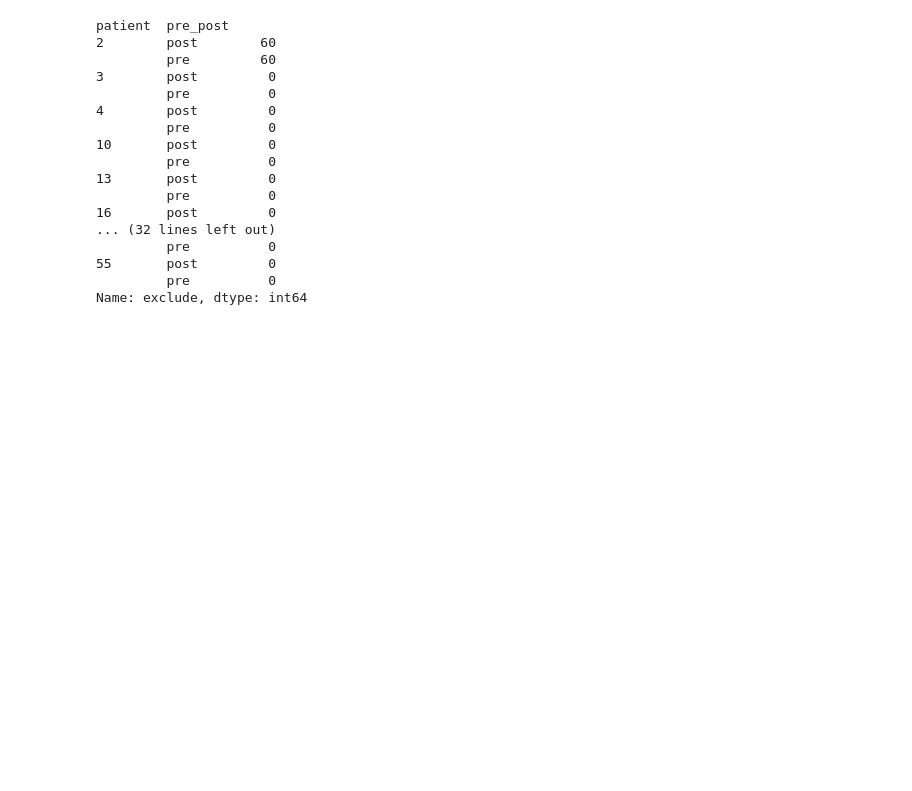
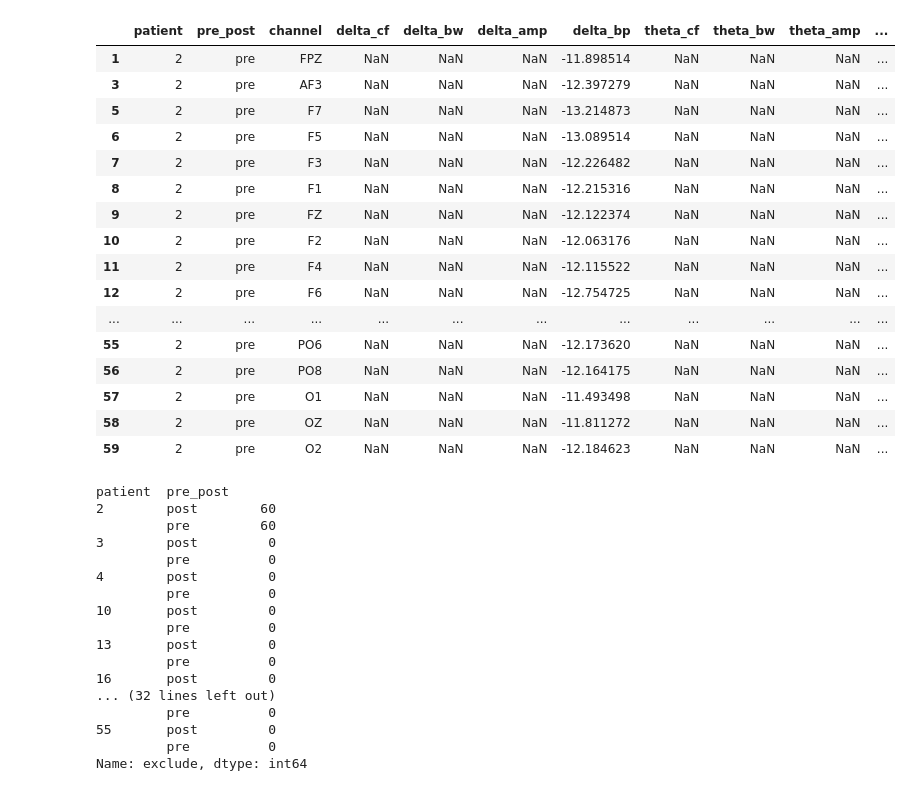
Before and after one commit to voytekresearch/ECT-MST, a Jupyter notebook: 00-ECT/ect_topomaps.ipynb, the cells around one changed output. Saved outputs shown, nothing was run; the diff lists cells and outputs as text; code cells hidden in the pictures; blank space fills up the shorter version.

```diff
--- a/00-ECT/ect_topomaps.ipynb
+++ b/00-ECT/ect_topomaps.ipynb
@@ -101,6 +101,28 @@ def get_sorted_vals(df, channels, feature='', avg_type='median'):
 exp_df = pd.read_csv('../saved_files_appeal/ect_files/ect_all_features.csv', index_col = 0)
 
 exp_df_included = exp_df#[exp_df['exclude']==False]
+# %%
+exp_df_included[(exp_df_included['patient']==2) &
+                (exp_df_included['pre_post']=='pre') &
+                (exp_df_included['r_squared']>0.8)]
+# %% [output]
+|  | patient | pre_post | channel | delta_cf | delta_bw | delta_amp | delta_bp | theta_cf | theta_bw | theta_amp | ... |
+| 1 | 2 | pre | FPZ | NaN | NaN | NaN | -11.898514 | NaN | NaN | NaN | ... |
+| 3 | 2 | pre | AF3 | NaN | NaN | NaN | -12.397279 | NaN | NaN | NaN | ... |
+| 5 | 2 | pre | F7 | NaN | NaN | NaN | -13.214873 | NaN | NaN | NaN | ... |
+| 6 | 2 | pre | F5 | NaN | NaN | NaN | -13.089514 | NaN | NaN | NaN | ... |
+| 7 | 2 | pre | F3 | NaN | NaN | NaN | -12.226482 | NaN | NaN | NaN | ... |
+| 8 | 2 | pre | F1 | NaN | NaN | NaN | -12.215316 | NaN | NaN | NaN | ... |
+| 9 | 2 | pre | FZ | NaN | NaN | NaN | -12.122374 | NaN | NaN | NaN | ... |
+| 10 | 2 | pre | F2 | NaN | NaN | NaN | -12.063176 | NaN | NaN | NaN | ... |
+| 11 | 2 | pre | F4 | NaN | NaN | NaN | -12.115522 | NaN | NaN | NaN | ... |
+| 12 | 2 | pre | F6 | NaN | NaN | NaN | -12.754725 | NaN | NaN | NaN | ... |
+| ... | ... | ... | ... | ... | ... | ... | ... | ... | ... | ... | ... |
+| 55 | 2 | pre | PO6 | NaN | NaN | NaN | -12.173620 | NaN | NaN | NaN | ... |
+| 56 | 2 | pre | PO8 | NaN | NaN | NaN | -12.164175 | NaN | NaN | NaN | ... |
+| 57 | 2 | pre | O1 | NaN | NaN | NaN | -11.493498 | NaN | NaN | NaN | ... |
+| 58 | 2 | pre | OZ | NaN | NaN | NaN | -11.811272 | NaN | NaN | NaN | ... |
+| 59 | 2 | pre | O2 | NaN | NaN | NaN | -12.184623 | NaN | NaN | NaN | ... |
 # %%
 # counts of excluded electrodes
 exp_df_included.groupby(['patient', 'pre_post'])['exclude'].sum()
```
Also changed, not shown: parts of 5 cells of this notebook, 6 other files.
